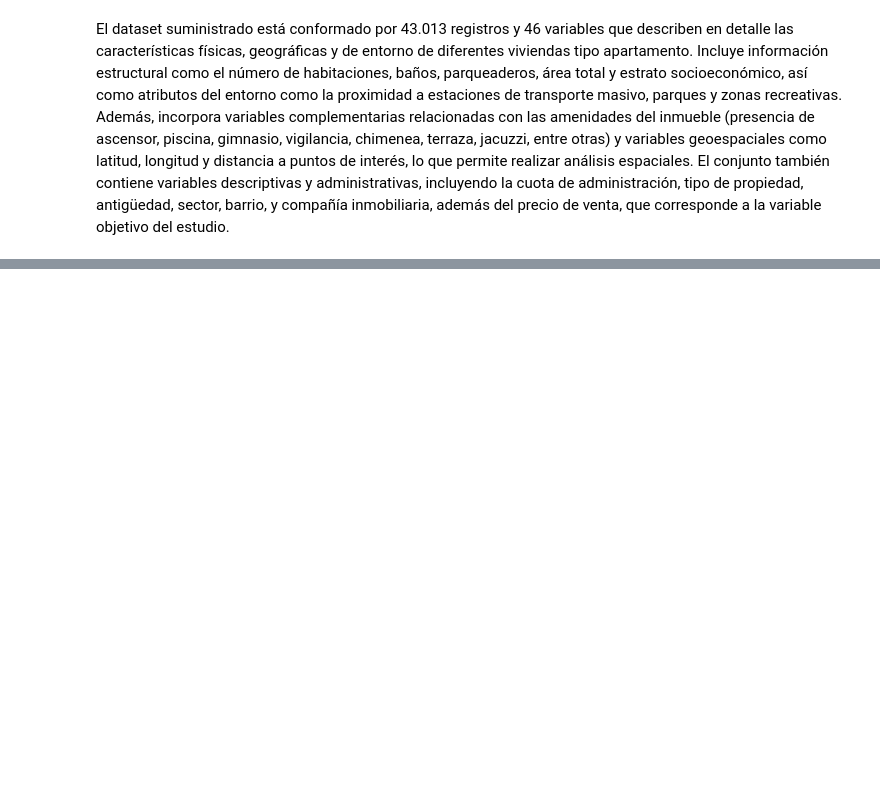
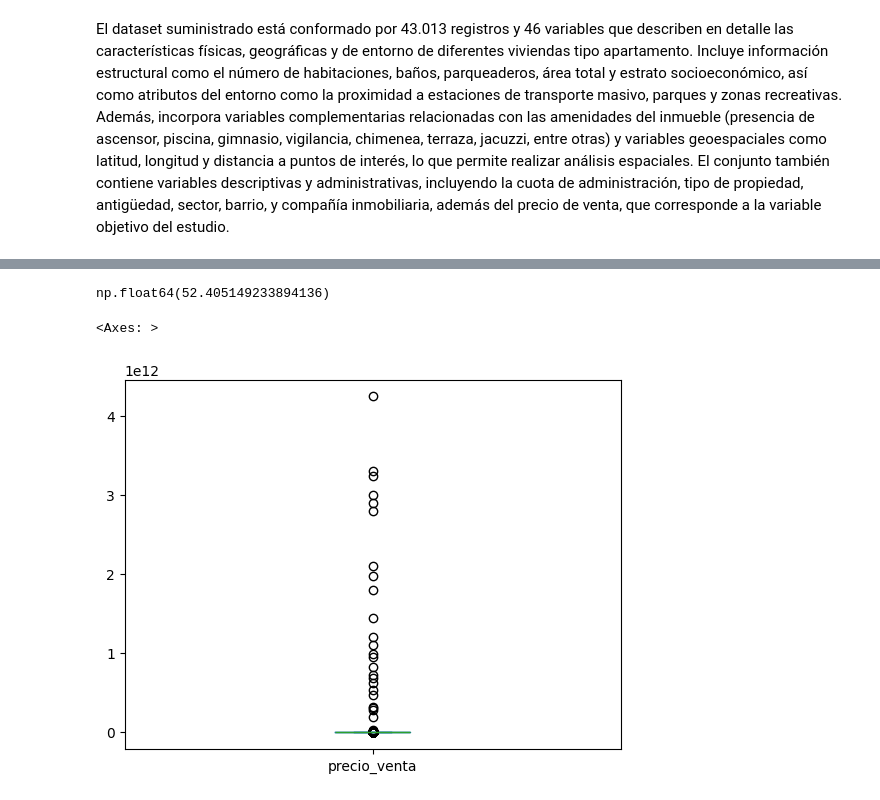
Before and after one commit to leodie1615/Taller2-Ciencia-Datos, a Jupyter notebook: taller2_final.ipynb, the cells around one changed output, grey strips where cells are left out. Saved outputs shown, nothing was run; the diff lists cells and outputs as text; code cells hidden in the pictures; blank space fills up the shorter version.

```diff
--- a/taller2_final.ipynb
+++ b/taller2_final.ipynb
@@ -1 +86,6 @@
+# %%
+# carga fuente insumo
+df_data = pd.read_csv("data/apartamentos.csv")
+# %%
+df_data = df_data[(df_data["tipo_propiedad"]=="APARTAMENTO") & (df_data["tipo_operacion"]=="VENTA")]
 # %% [markdown]
@@ -477,0 +175,10 @@ plt.show()
+# %%
+df_data["precio_venta"].skew()
+# %% [output]
+np.float64(52.405149233894136)
+# %%
+# Se detectan valores fuera de rango en la variable objetivo.
+df_data["precio_venta"].plot.box()
+# %% [output]
+<Axes: >
+[figure, added]
```
Also changed, not shown: parts of 133 cells of this notebook, 1 other file.
